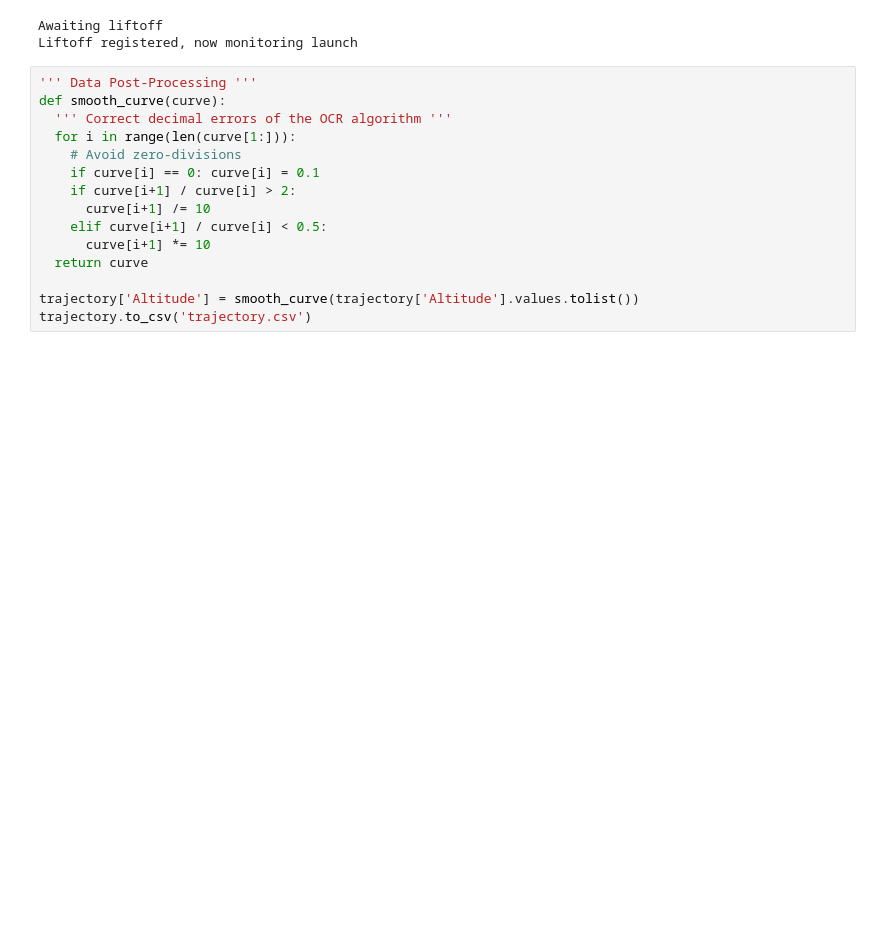
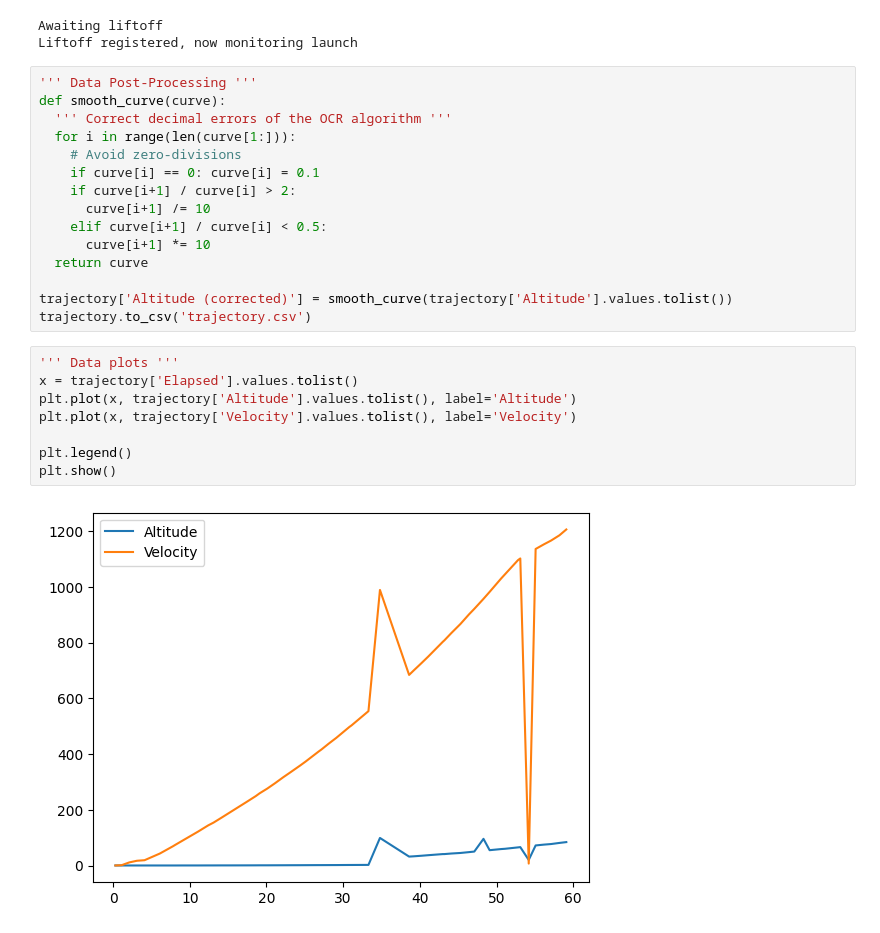
Before and after one commit to manuel-rottschaefer/trajectories, a Jupyter notebook: trajectories.ipynb, the cells around one changed output. Drawn from its saved outputs; the diff is of its cells as text; blank space fills up the shorter version.

```diff
--- a/trajectories.ipynb
+++ b/trajectories.ipynb
@@ -181,5 +182,15 @@ def smooth_curve(curve):
       curve[i+1] *= 10
   return curve
 
-trajectory['Altitude'] = smooth_curve(trajectory['Altitude'].values.tolist())
+trajectory['Altitude (corrected)'] = smooth_curve(trajectory['Altitude'].values.tolist())
 trajectory.to_csv('trajectory.csv')
+# %%
+''' Data plots '''
+x = trajectory['Elapsed'].values.tolist()
+plt.plot(x, trajectory['Altitude'].values.tolist(), label='Altitude')
+plt.plot(x, trajectory['Velocity'].values.tolist(), label='Velocity')
+
+plt.legend()
+plt.show()
+# %% [output]
+[figure, added]
```
Also changed, not shown: parts of 1 cell of this notebook.
